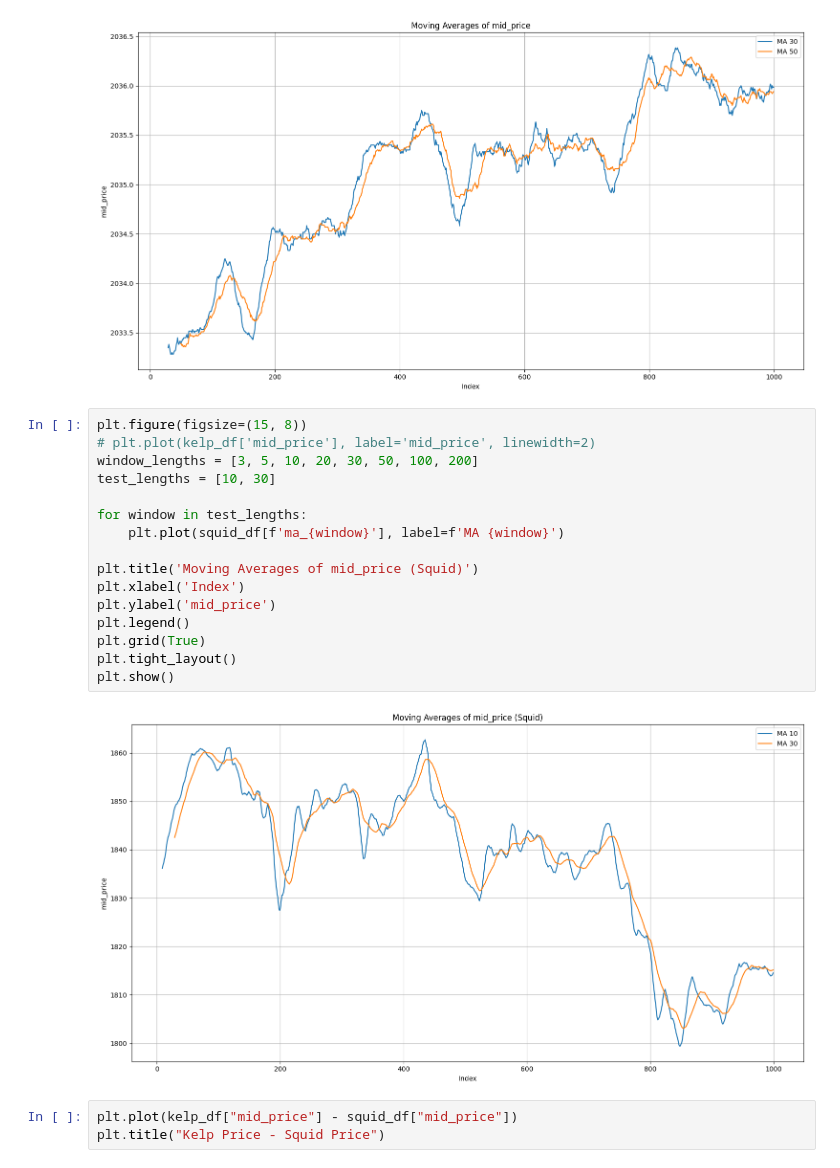
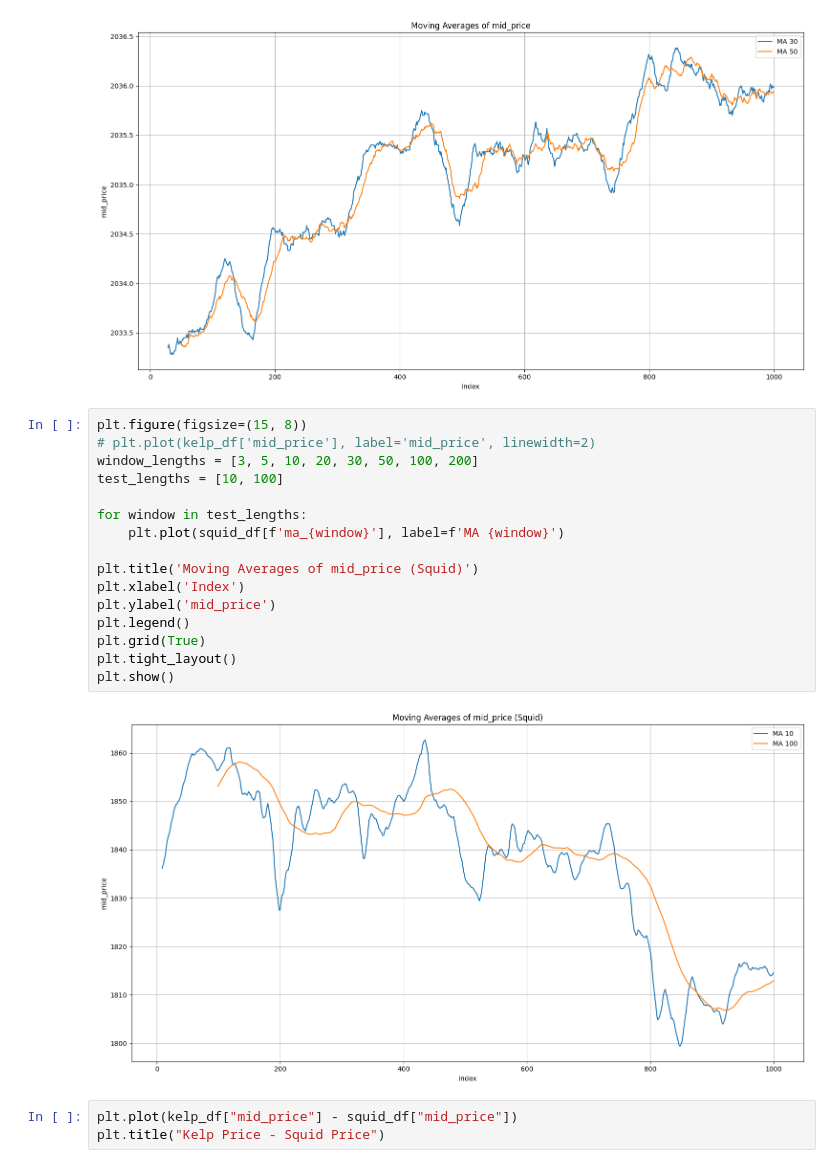
Before and after one commit to edg33/prosperity-3, a Jupyter notebook: Research/Prosperity_Vis_v3.ipynb, the cells around one changed output. Saved outputs shown, nothing was run; the diff lists cells and outputs as text.

```diff
--- a/Research/Prosperity_Vis_v3.ipynb
+++ b/Research/Prosperity_Vis_v3.ipynb
@@ -110,21 +110,21 @@ plt.show()
 # %%
 plt.figure(figsize=(15, 8))
 # plt.plot(kelp_df['mid_price'], label='mid_price', linewidth=2)
 window_lengths = [3, 5, 10, 20, 30, 50, 100, 200]
-test_lengths = [10, 30]
+test_lengths = [10, 100]
 
 for window in test_lengths:
     plt.plot(squid_df[f'ma_{window}'], label=f'MA {window}')
 
 plt.title('Moving Averages of mid_price (Squid)')
 plt.xlabel('Index')
 plt.ylabel('mid_price')
 plt.legend()
 plt.grid(True)
 plt.tight_layout()
 plt.show()
 # %% [output]
-[figure, old version]
+[figure, new version]
 # %%
 plt.plot(kelp_df["mid_price"] - squid_df["mid_price"])
 plt.title("Kelp Price - Squid Price")
```
Also changed, not shown: 6 other files.
